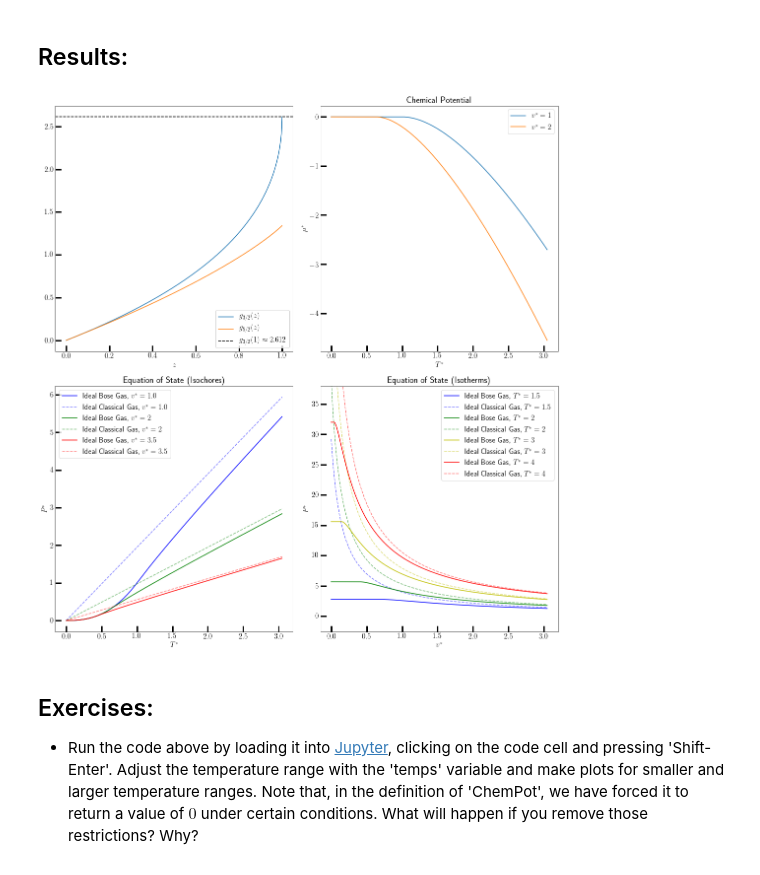
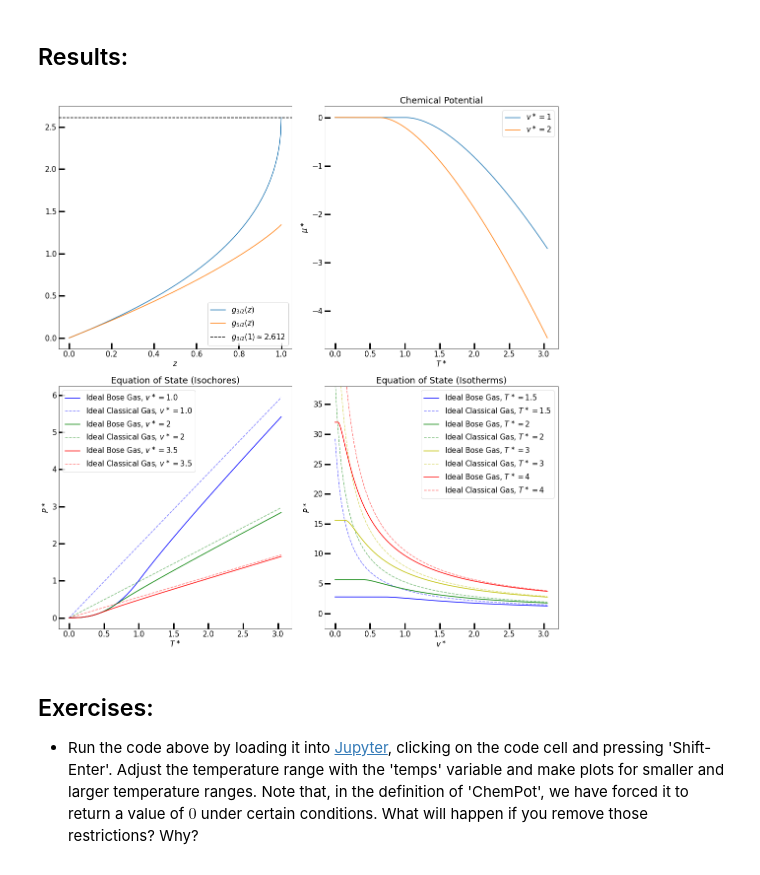
Before and after one commit to hariseldon99/StatMechCodes, a Jupyter notebook: BoseGas_ChemPot.ipynb, the cells around one changed output. Saved outputs shown, nothing was run; the diff lists cells and outputs as text; code cells hidden in the pictures.

Commit message:
mods for working properly in colab

```diff
--- a/BoseGas_ChemPot.ipynb
+++ b/BoseGas_ChemPot.ipynb
@@ -128,9 +128,11 @@ BoseGas_P =  np.frompyfunc(pressure, 2, 1)
 ## Results:
 # %%
 import matplotlib.pyplot as plt
-from matplotlib import rc
-rc('font',**{'family':'sans-serif','sans-serif':['Bitstream Vera Sans']})
-rc('text', usetex=True)
+
+##NOTE: UNCOMMENT THESE LINES FOR PURE LATEX LABELS. FOR COLAB USE THEIR BUILTIN RENDERING
+#from matplotlib import rc
+#rc('font',**{'family':'sans-serif','sans-serif':['Bitstream Vera Sans']})
+#rc('text', usetex=True)
 fs = 15
 plt.rcParams.update({'font.size': fs})
 #Size of figure
@@ -167,34 +169,34 @@ axs[0,1].legend()
 
 
 axs[1,0].set_title("Equation of State (Isochores)")
 axs[1,0].plot(temps, BoseGas_P(temps, 1.0),'b-' ,label=r"Ideal Bose Gas, $v^\ast = 1.0$")
 axs[1,0].plot(temps, temps * rat , 'b--', alpha=0.5, label=r"Ideal Classical Gas, $v^\ast = 1.0$")
 axs[1,0].plot(temps, BoseGas_P(temps, 2.0), 'g-' ,label=r"Ideal Bose Gas, $v^\ast = 2$")
 axs[1,0].plot(temps, temps * rat * (1./2.),'g--',alpha=0.5, label=r"Ideal Classical Gas, $v^\ast = 2$")
 axs[1,0].plot(temps, BoseGas_P(temps, 3.5), 'r-' ,label=r"Ideal Bose Gas, $v^\ast = 3.5$")
 axs[1,0].plot(temps, temps * rat * (1./3.5),'r--',alpha=0.5, label=r"Ideal Classical Gas, $v^\ast = 3.5$")
 axs[1,0].set_xlabel(r"$T^\ast$")
 axs[1,0].set_ylabel(r"$P^\ast$")
 axs[1,0].legend()
 
 
 axs[1,1].set_title("Equation of State (Isotherms)")
 axs[1,1].plot(temps, BoseGas_P(1.5, vols),'b-' ,label=r"Ideal Bose Gas, $T^\ast = 1.5$")
 axs[1,1].plot(temps,  1.5 * (rat/vols) , 'b--',alpha=0.5, label=r"Ideal Classical Gas, $T^\ast = 1.5$")
 axs[1,1].plot(temps, BoseGas_P(2.0, vols), 'g-' ,label=r"Ideal Bose Gas, $T^\ast = 2$")
 axs[1,1].plot(temps, 2.0 * (rat/vols),'g--',alpha=0.5, label=r"Ideal Classical Gas, $T^\ast = 2$")
 axs[1,1].plot(temps, BoseGas_P(3.0, vols), 'y-' ,label=r"Ideal Bose Gas, $T^\ast = 3$")
 axs[1,1].plot(temps, 3.0 * (rat/vols),'y--',alpha=0.5, label=r"Ideal Classical Gas, $T^\ast = 3$")
 axs[1,1].plot(temps, BoseGas_P(4.0, vols), 'r-' ,label=r"Ideal Bose Gas, $T^\ast = 4$")
 axs[1,1].plot(temps, 4.0 * (rat/vols),'r--',alpha=0.5, label=r"Ideal Classical Gas, $T^\ast = 4$")
 axs[1,1].set_xlabel(r"$v^\ast$")
 axs[1,1].set_ylabel(r"$P^\ast$")
 axs[1,1].set_ylim([None,38.0])
 axs[1,1].legend()
 
 plt.show()
 # %% [output]
-[figure, old version]
+[figure, new version]
 # %% [markdown]
 ## Exercises:
 * Run the code above by loading it into [Jupyter](https://jupyter.org/), clicking on the code cell and pressing 'Shift-Enter'. Adjust the temperature range with the 'temps' variable and make plots for smaller and larger temperature ranges. Note that, in the definition of 'ChemPot', we have forced it to return a value of $0$ under certain conditions. What will happen if you remove those restrictions? Why?
```
